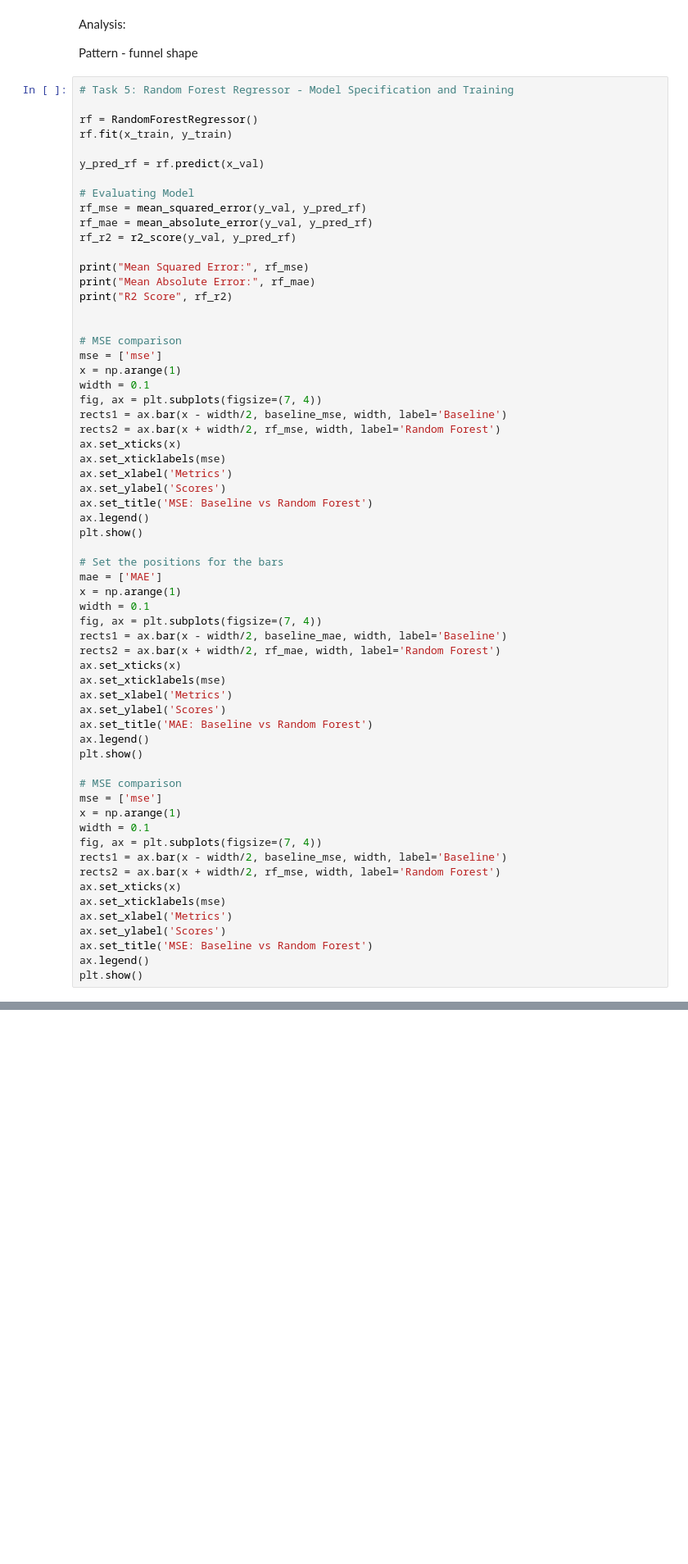
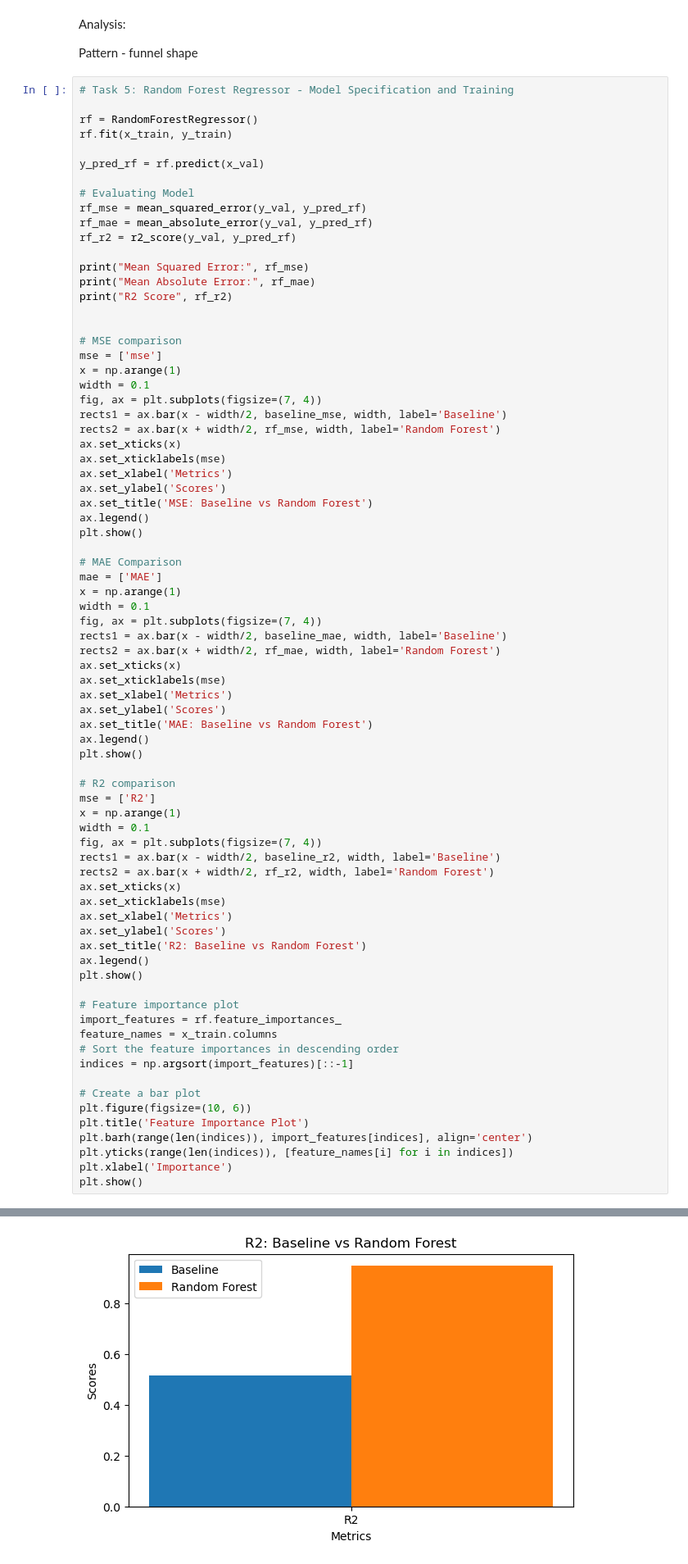
Before and after one commit to clairestewart03/ML-fundamentals-2025, a Jupyter notebook: assignment_2_claire_stewart.ipynb, the cells around one changed output, grey strips where cells are left out. Shown at 82% size. Drawn from its saved outputs; the diff is of its cells as text; blank space fills up the shorter version.

```diff
--- a/assignment_2_claire_stewart.ipynb
+++ b/assignment_2_claire_stewart.ipynb
@@ -253,7 +259,7 @@ ax.set_title('MSE: Baseline vs Random Forest')
 ax.legend()
 plt.show()
 
-# Set the positions for the bars
+# MAE Comparison
 mae = ['MAE']
 x = np.arange(1)
 width = 0.1
@@ -268,18 +274,32 @@ ax.set_title('MAE: Baseline vs Random Forest')
 ax.legend()
 plt.show()
 
-# MSE comparison
-mse = ['mse']
+# R2 comparison
+mse = ['R2']
 x = np.arange(1)
 width = 0.1
 fig, ax = plt.subplots(figsize=(7, 4))
-rects1 = ax.bar(x - width/2, baseline_mse, width, label='Baseline')
-rects2 = ax.bar(x + width/2, rf_mse, width, label='Random Forest')
+rects1 = ax.bar(x - width/2, baseline_r2, width, label='Baseline')
+rects2 = ax.bar(x + width/2, rf_r2, width, label='Random Forest')
 ax.set_xticks(x)
 ax.set_xticklabels(mse)
 ax.set_xlabel('Metrics')
 ax.set_ylabel('Scores')
-ax.set_title('MSE: Baseline vs Random Forest')
+ax.set_title('R2: Baseline vs Random Forest')
 ax.legend()
 plt.show()
+
+# Feature importance plot
+import_features = rf.feature_importances_
+feature_names = x_train.columns
+# Sort the feature importances in descending order
+indices = np.argsort(import_features)[::-1]
+
+# Create a bar plot
+plt.figure(figsize=(10, 6))
+plt.title('Feature Importance Plot')
+plt.barh(range(len(indices)), import_features[indices], align='center')
+plt.yticks(range(len(indices)), [feature_names[i] for i in indices])
+plt.xlabel('Importance')
+plt.show()
 # %% [output]
@@ -289,2 +309,3 @@ R2 Score 0.9484350194447738
 [figure]
 [figure]
+[figure, added]
```
Also changed, not shown: parts of 6 cells of this notebook.
